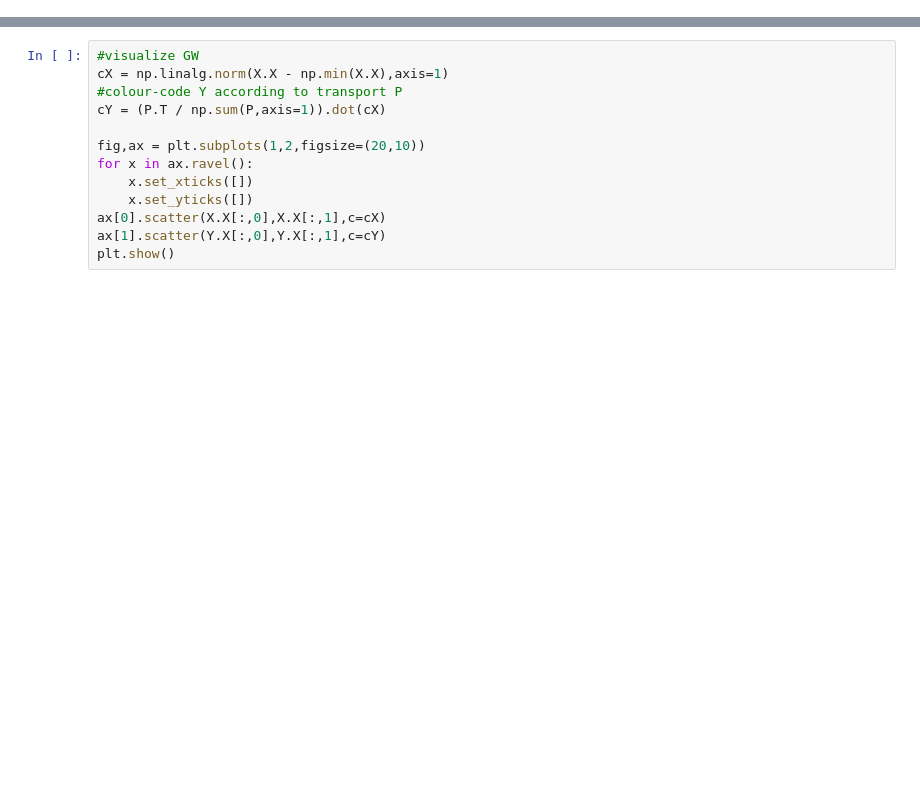
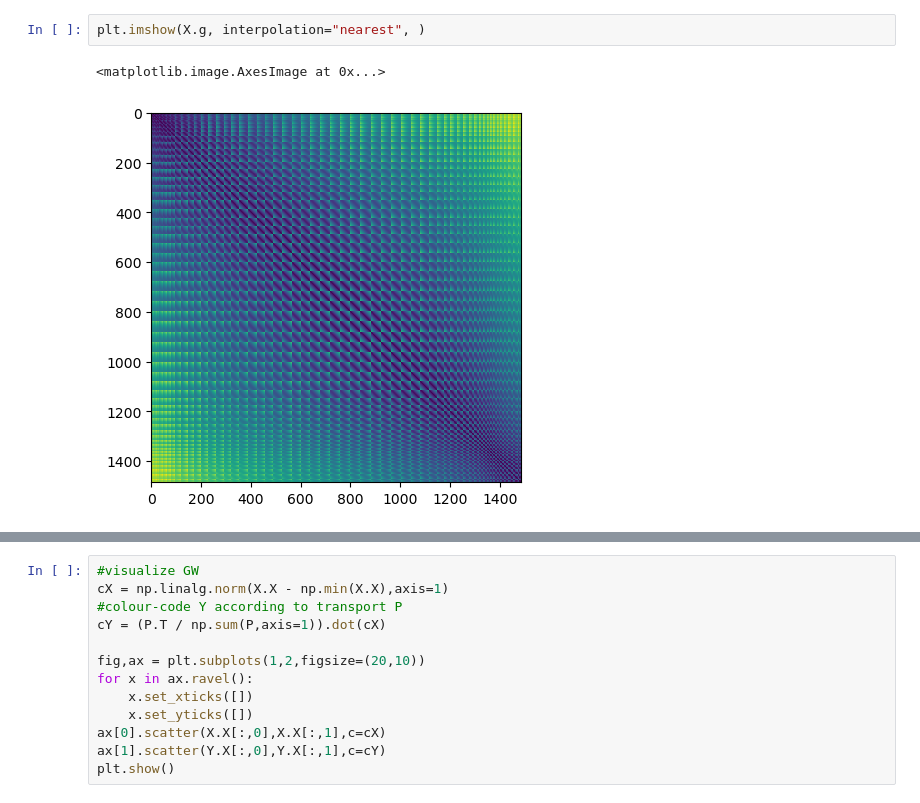
Before and after one commit to MATH-Hackathon-23-24/P3-Gromov-Wasserstein, a Jupyter notebook: minimal_example_2d.ipynb, the cells around one changed output, grey strips where cells are left out. Cells and saved outputs as stored; diff of their text form; blank space fills up the shorter version.

```diff
--- a/minimal_example_2d.ipynb
+++ b/minimal_example_2d.ipynb
@@ -56,0 +60,5 @@ GW Transport costs: 0.0009990297558142677
+# %%
+plt.imshow(X.g, interpolation="nearest", )
+# %% [output]
+<matplotlib.image.AxesImage at 0x...>
+[figure, added]
```
Also changed, not shown: parts of 6 cells of this notebook, 2 other files.
